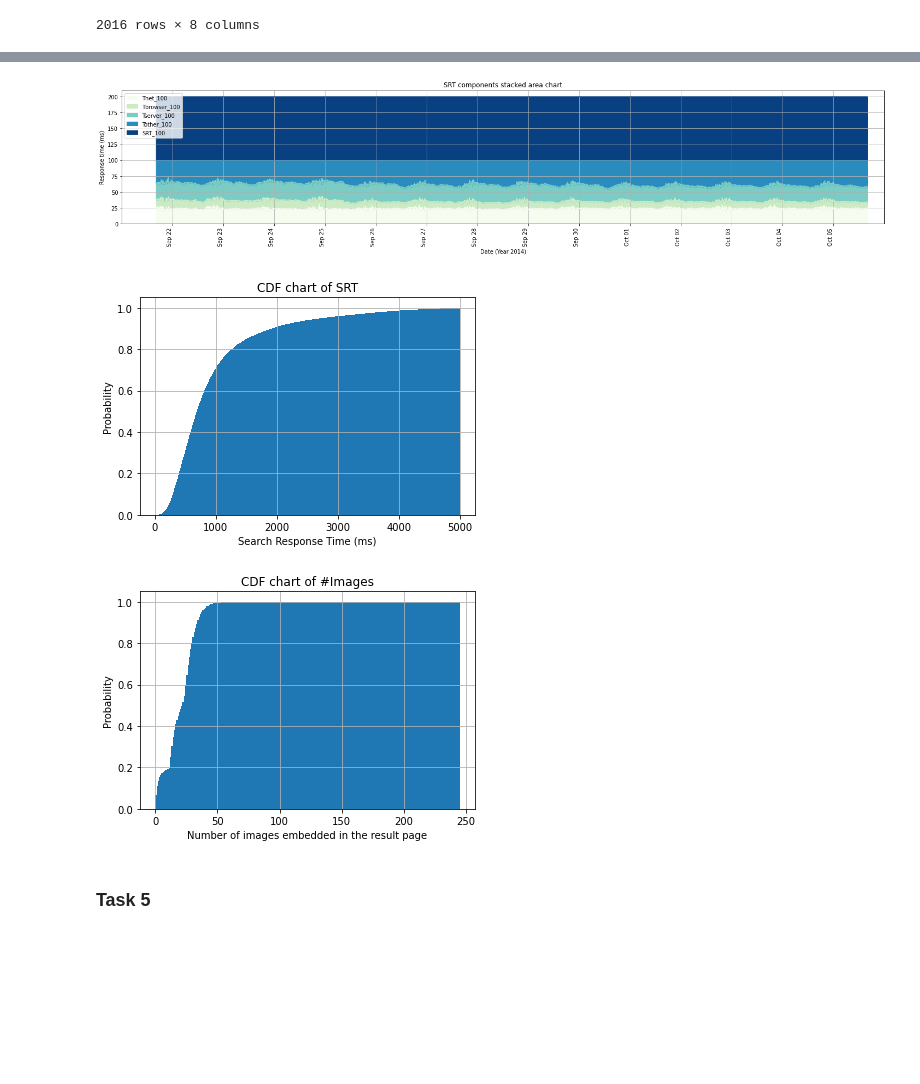
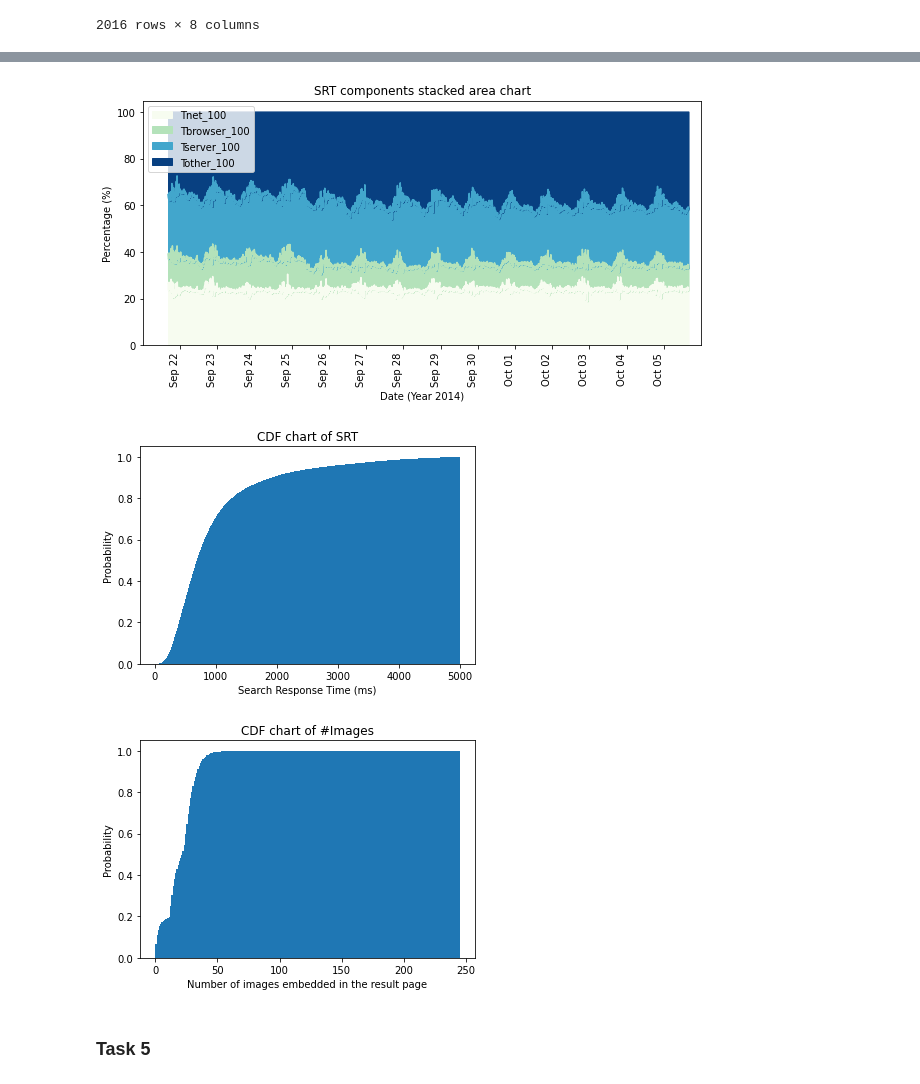
Before and after one commit to Sahandfer/THU-ACP, a Jupyter notebook: Advanced Network Management/Assignment/Assignment 1/A1.ipynb, the cells around one changed output, grey strips where cells are left out. Saved outputs shown, nothing was run; the diff lists cells and outputs as text; code cells hidden in the pictures; blank space fills up the shorter version.

```diff
--- a/Advanced Network Management/Assignment/Assignment 1/A1.ipynb
+++ b/Advanced Network Management/Assignment/Assignment 1/A1.ipynb
@@ -178,49 +172,50 @@ fig.savefig("figure_2", dpi=300)
 # %%
 def find_percentage(col):
     temp[col+'_100'] = (temp[col]/temp['SRT'])*100
 
-for col in ["Tnet", "Tbrowser", "Tserver", "Tother", "SRT"]:
+for col in ["Tnet", "Tbrowser", "Tserver", "Tother"]:
     find_percentage(col)
 
-ax = temp.plot.area(x='time', y=["Tnet_100", "Tbrowser_100", "Tserver_100", "Tother_100", "SRT_100"],title="SRT components stacked area chart", colormap="GnBu", figsize= (25, 5))
+ax = temp.plot.area(x='time', y=["Tnet_100", "Tbrowser_100", "Tserver_100", "Tother_100"],title="SRT components stacked area chart", colormap="GnBu", figsize= (10, 5))
 ax.set_xlabel("Date (Year 2014)")
-ax.set_ylabel("Response time (ms)")
+ax.set_ylabel("Percentage (%)")
 ax.get_xaxis().set_major_formatter(mdates.DateFormatter('%b %d'))
 ax.set_xlim(pd.Timestamp('2014-09-21'), pd.Timestamp('2014-10-06'))
 
 dates = get_dates()
 plt.xticks(dates, rotation = 90)
-ax.grid(True)
 
 
 plt.show()
 
 fig = ax.get_figure()
 fig.savefig("figure_3", dpi=300)
 # %% [output]
-[figure, old version]
+[figure, new version]
 # %%
 fig, ax = plt.subplots()
 dataset.hist(column="SRT", cumulative=True, density=1, bins=1000, figsize=(10,8), ax=ax)
 ax.set_title('CDF chart of SRT')
 ax.set_xlabel("Search Response Time (ms)")
 ax.set_ylabel("Probability")
+ax.grid(False)
 plt.show()
 
 fig.savefig("figure_4", dpi=300)
 # %% [output]
-[figure, old version]
+[figure, new version]
 # %%
 fig, ax = plt.subplots()
 dataset.hist(column="#Images", cumulative=True, density=1, bins=1000, figsize=(10,8), ax=ax)
 ax.set_title('CDF chart of #Images')
 ax.set_xlabel("Number of images embedded in the result page")
 ax.set_ylabel("Probability")
+ax.grid(False)
 plt.show()
 
 fig.savefig("figure_5", dpi=300)
 # %% [output]
-[figure, old version]
+[figure, new version]
 # %% [markdown]
 ### Task 5
 # %%
```
Also changed, not shown: parts of 7 cells of this notebook, 10 other files.
